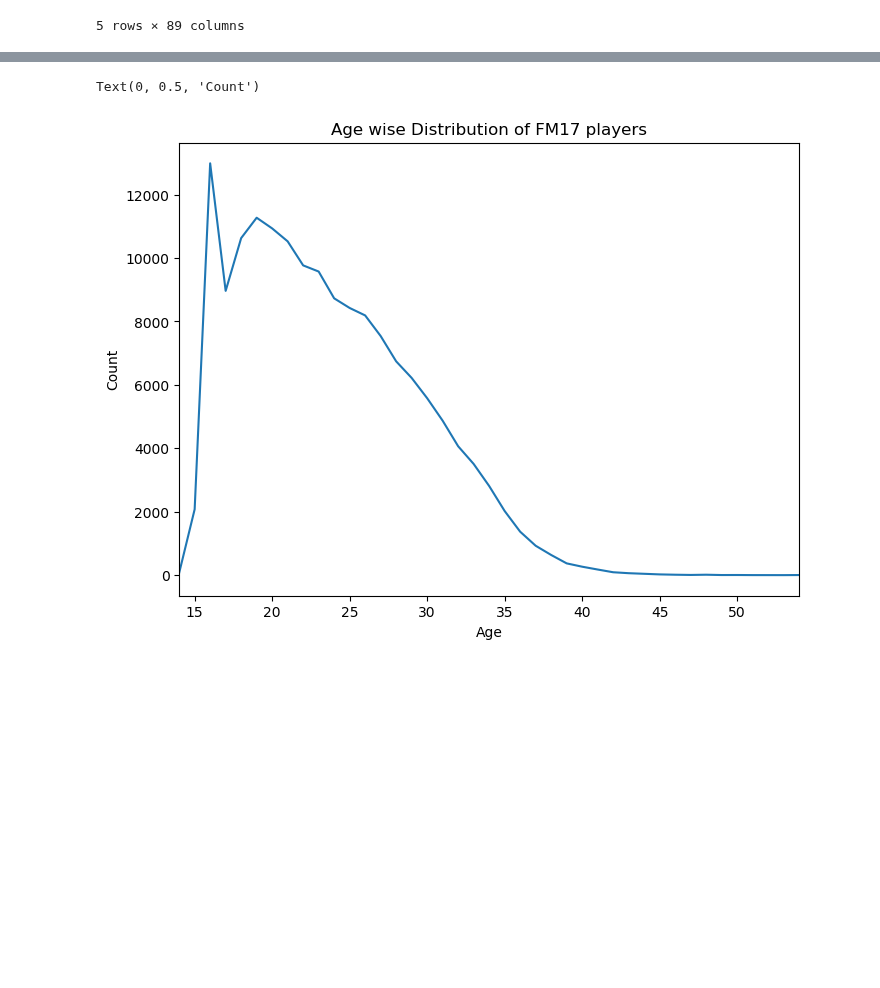
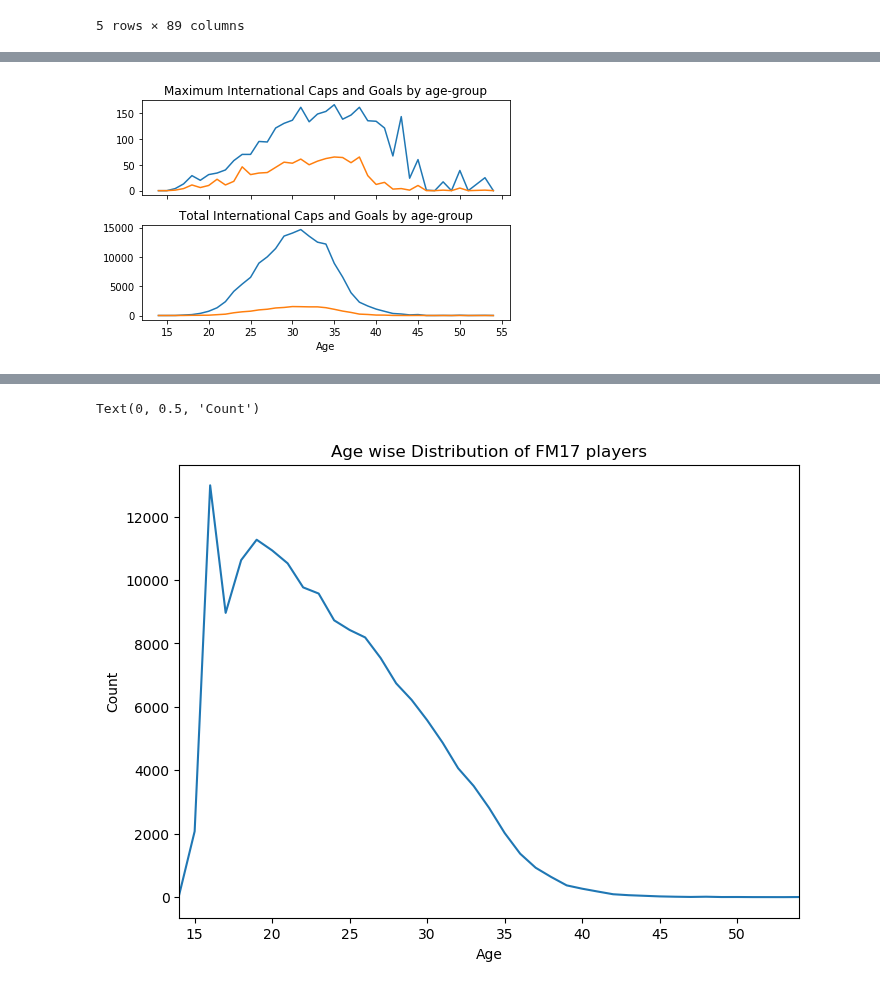
Before and after one commit to sarthakbatragatech/100-Days-of-ML, a Jupyter notebook: Visualizing-Datasets/Football-Manager/FootballManager.ipynb, the cells around one changed output, grey strips where cells are left out. Cells and saved outputs as stored; diff of their text form; code cells hidden in the pictures; blank space fills up the shorter version.

```diff
--- a/Visualizing-Datasets/Football-Manager/FootballManager.ipynb
+++ b/Visualizing-Datasets/Football-Manager/FootballManager.ipynb
@@ -86,0 +149,15 @@ age.head()
+# %%
+# Let's make our first data visualization!
+f, axarr = plt.subplots(2, sharex=True)
+
+international_max = age[['IntCaps', 'IntGoals']].max()
+axarr[0].plot(international_max)
+axarr[0].set_title('Maximum International Caps and Goals by age-group')
+
+international_sum = age[['IntCaps', 'IntGoals']].sum()
+axarr[1].plot(international_sum)
+axarr[1].set_title('Total International Caps and Goals by age-group')
+axarr[1].set_xlabel("Age")
+plt.tight_layout()
+# %% [output]
+[figure, added]
```
Also changed, not shown: parts of 19 cells of this notebook, 1 other file.
